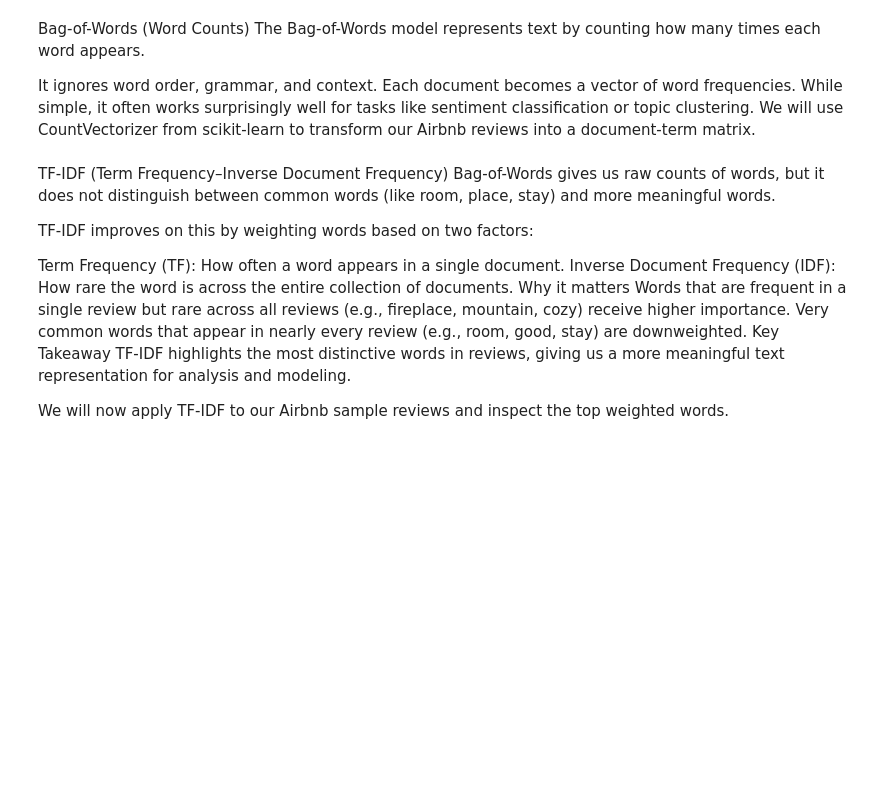
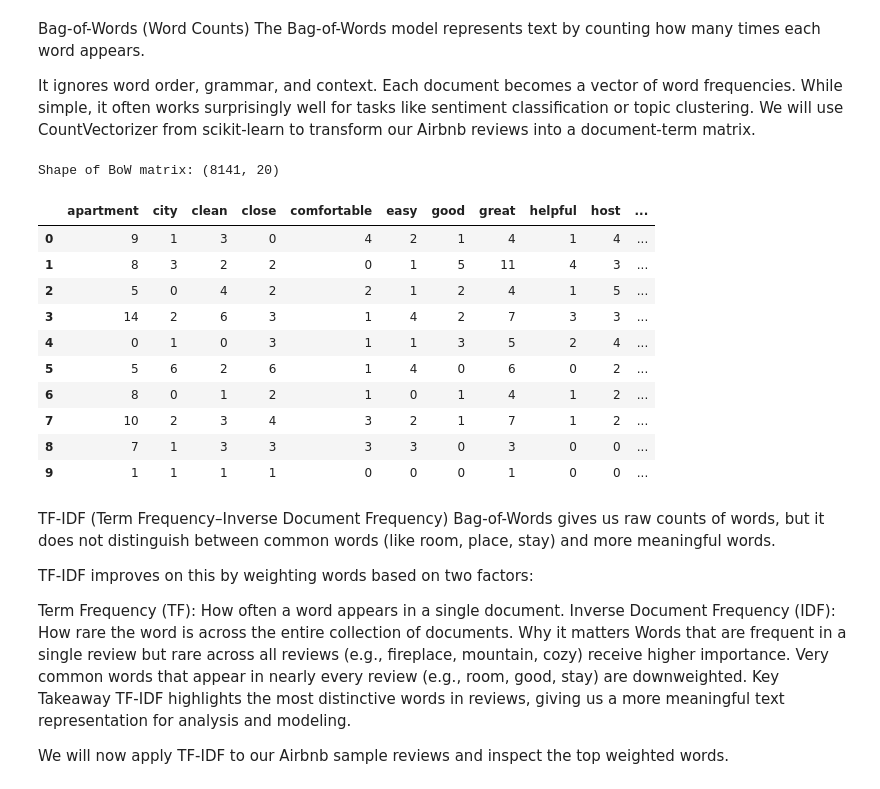
Before and after one commit to Onureeva/airbnb-vienna-nlp-pricing, a Jupyter notebook: notebooks/02_airbnb_analysis.ipynb, the cells around one changed output. Cells and saved outputs as stored; diff of their text form; code cells hidden in the pictures; blank space fills up the shorter version.

```diff
--- a/notebooks/02_airbnb_analysis.ipynb
+++ b/notebooks/02_airbnb_analysis.ipynb
@@ -266,0 +412,28 @@ listing_texts.head()
+# %%
+# Concatenate the last 10 reviews into one row per listing
+listing_texts = (
+    latest_reviews
+    .groupby("listing_id")
+    .agg(
+        combined_reviews=(
+            "comments",
+            lambda x: " ".join(x.astype(str))
+        ),
+        comments_clean=(
+            "comments_clean",
+            lambda x: " ".join(x.astype(str))
+        ),
+        comments_soft=(
+            "comments_soft",
+            lambda x: " ".join(x.astype(str))
+        )
+    )
+    .reset_index()
+)
+
+# Check the shape of the new DataFrame
+listing_texts.shape
+print('Post-sort')
+print(listing_texts.nunique())
+
+listing_texts.head()
@@ -352,17 +550,30 @@ It ignores word order, grammar, and context. Each document becomes a vector of w
 # %%
 from sklearn.feature_extraction.text import CountVectorizer
 
 # Initialize vectorizer (limit vocab size for demo)
 vectorizer = CountVectorizer(max_features=20, stop_words='english')
 
 # Fit and transform cleaned reviews
-bow_matrix = vectorizer.fit_transform(merged_df['cleaned_comments'])
+bow_matrix = vectorizer.fit_transform(merged_df['comments_clean'])
 
 # Convert to DataFrame for readability
 bow_df = pd.DataFrame(bow_matrix.toarray(), columns=vectorizer.get_feature_names_out())
 
 print("Shape of BoW matrix:", bow_df.shape)
 bow_df.head(10)
+# %% [output]
+Shape of BoW matrix: (8141, 20)
+|  | apartment | city | clean | close | comfortable | easy | good | great | helpful | host | ... |
+| 0 | 9 | 1 | 3 | 0 | 4 | 2 | 1 | 4 | 1 | 4 | ... |
+| 1 | 8 | 3 | 2 | 2 | 0 | 1 | 5 | 11 | 4 | 3 | ... |
+| 2 | 5 | 0 | 4 | 2 | 2 | 1 | 2 | 4 | 1 | 5 | ... |
+| 3 | 14 | 2 | 6 | 3 | 1 | 4 | 2 | 7 | 3 | 3 | ... |
+| 4 | 0 | 1 | 0 | 3 | 1 | 1 | 3 | 5 | 2 | 4 | ... |
+| 5 | 5 | 6 | 2 | 6 | 1 | 4 | 0 | 6 | 0 | 2 | ... |
+| 6 | 8 | 0 | 1 | 2 | 1 | 0 | 1 | 4 | 1 | 2 | ... |
+| 7 | 10 | 2 | 3 | 4 | 3 | 2 | 1 | 7 | 1 | 2 | ... |
+| 8 | 7 | 1 | 3 | 3 | 3 | 3 | 0 | 3 | 0 | 0 | ... |
+| 9 | 1 | 1 | 1 | 1 | 0 | 0 | 0 | 1 | 0 | 0 | ... |
 # %% [markdown]
 TF-IDF (Term Frequency–Inverse Document Frequency) Bag-of-Words gives us raw counts of words, but it does not distinguish between common words (like room, place, stay) and more meaningful words.
 
```
Also changed, not shown: parts of 118 cells of this notebook.
